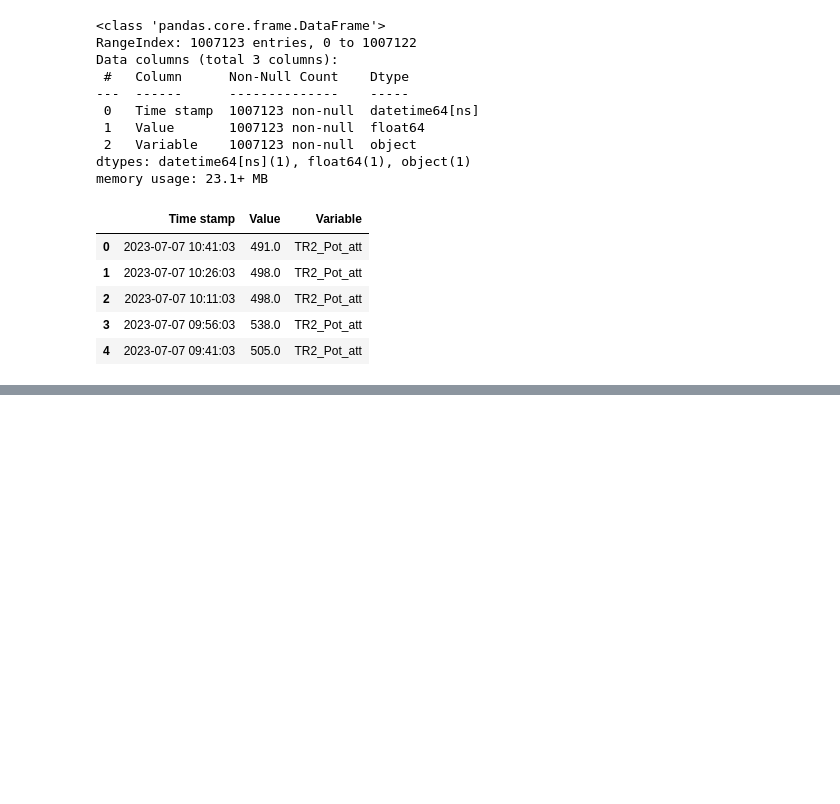
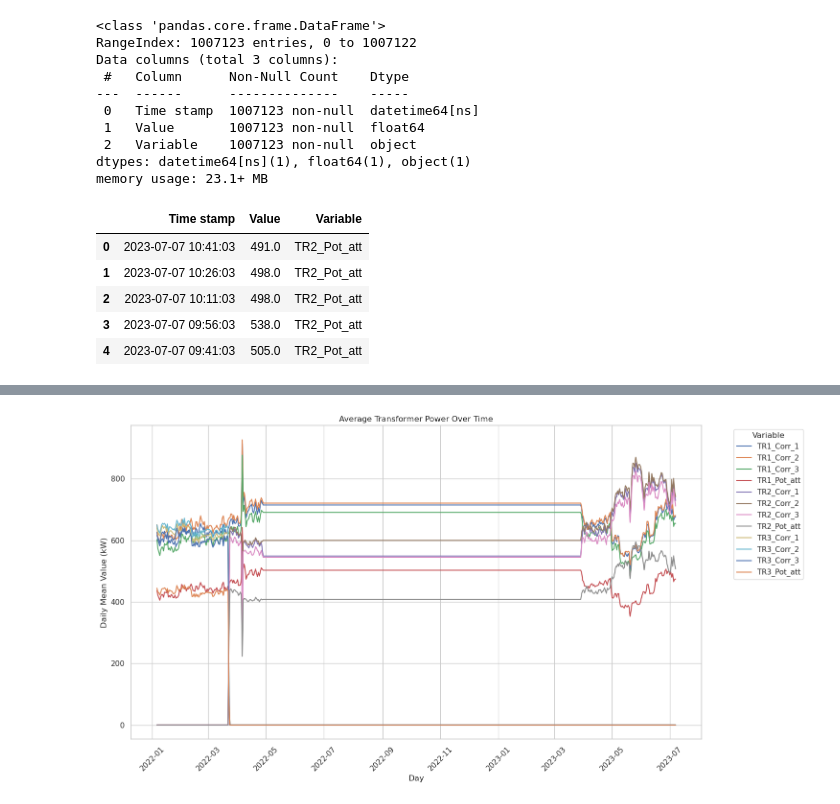
Before and after one commit to Matt17BR/ml4ds2324_cluster_analysis, a Jupyter notebook: scripts/data_preproc.ipynb, the cells around one changed output, grey strips where cells are left out. Cells and saved outputs as stored; diff of their text form; code cells hidden in the pictures; blank space fills up the shorter version.

Commit message:
Got started on EDA w/ some plots etc.

```diff
--- a/scripts/data_preproc.ipynb
+++ b/scripts/data_preproc.ipynb
@@ -55,3 +55,11 @@ memory usage: 23.1+ MB
 | 2 | 2023-07-07 10:11:03 | 498.0 | TR2_Pot_att |
 | 3 | 2023-07-07 09:56:03 | 538.0 | TR2_Pot_att |
 | 4 | 2023-07-07 09:41:03 | 505.0 | TR2_Pot_att |
+# %%
+# Group by Variable and Time stamp (day) and calculate the mean of Value
+data_day_mean = data
+
+data_day_mean['Day'] = data_day_mean['Time stamp'].dt.date
+data_day_mean = data_day_mean.groupby(['Day', 'Variable']).mean().reset_index()
+
+data_day_mean.head()
@@ -57,0 +73,27 @@ memory usage: 23.1+ MB
+# %%
+import matplotlib.pyplot as plt
+import seaborn as sns
+
+# Set the aesthetics for the plots
+sns.set(style="whitegrid")
+
+# Plotting the mean value for each variable per day
+plt.figure(figsize=(15, 8))
+
+variables = data_day_mean['Variable'].unique()
+
+tr123_variables = [var for var in variables if var.startswith('TR') and not var.endswith(('cosFi','N'))]
+for variable in tr123_variables:
+    subset = data_day_mean[data_day_mean['Variable'] == variable]
+    plt.plot(subset['Day'], subset['Value'], label=variable)
+
+plt.xlabel('Day')
+plt.ylabel('Daily Mean Value (kW)')
+plt.title('Average Transformer Power Over Time')
+plt.xticks(rotation=45)
+plt.legend(title='Variable', bbox_to_anchor=(1.05, 1), loc='upper left')
+plt.tight_layout()
+
+plt.show()
+# %% [output]
+[figure, added]
```
Also changed, not shown: parts of 5 cells of this notebook, 1 other file.
